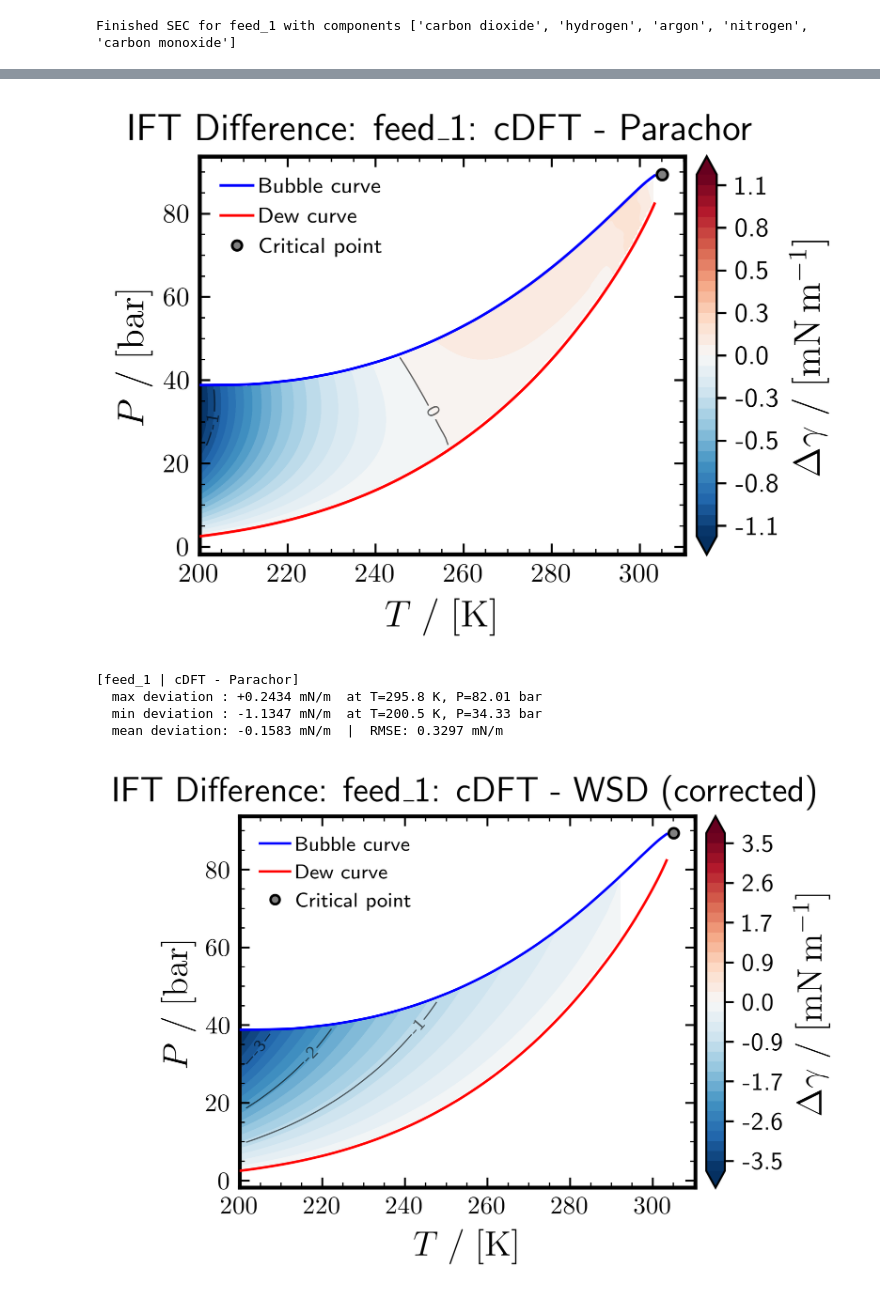
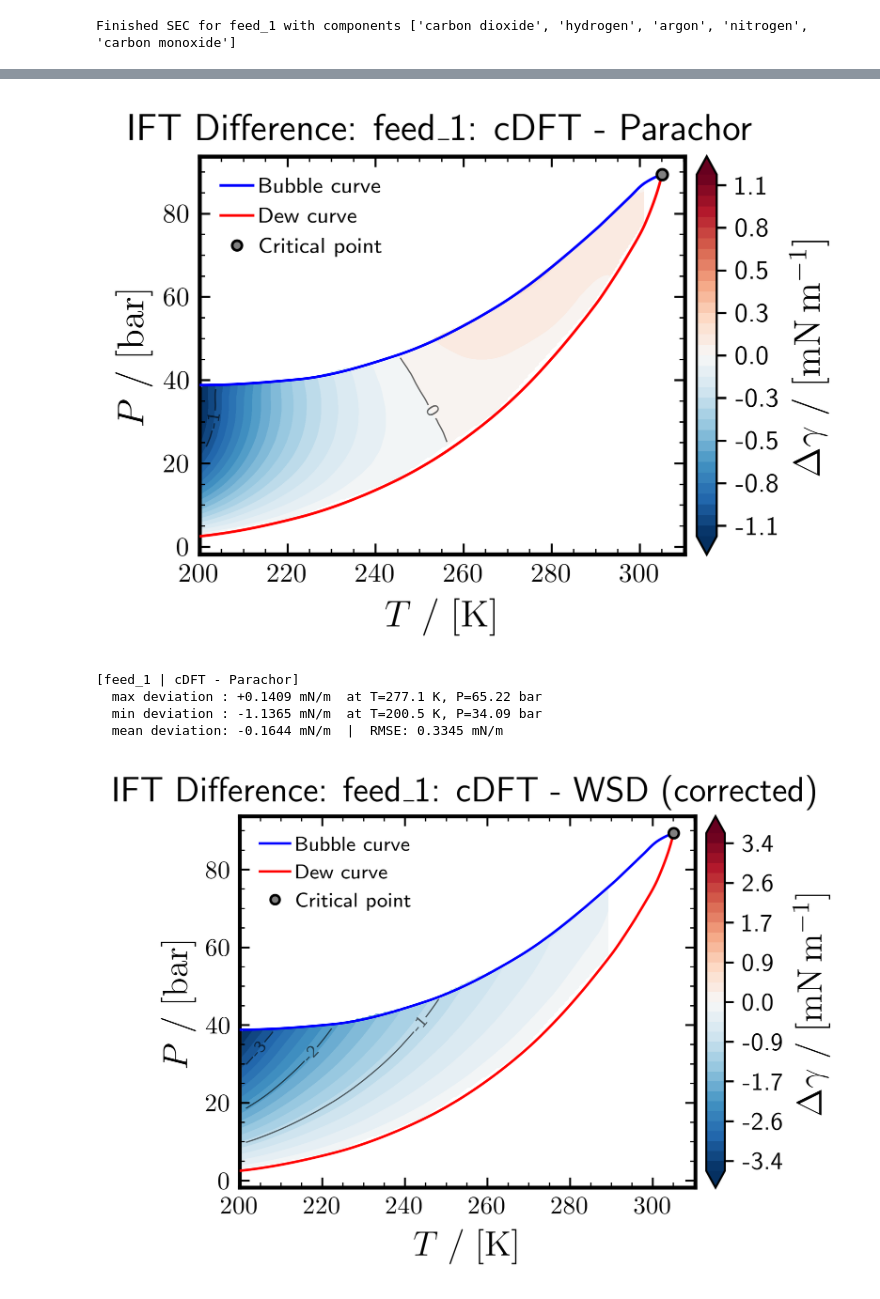
Before and after one commit to Darz2/co2-impurities-ml-surrogates, a Jupyter notebook: PCSAFT_cDFT/DATASET_A3/BULK_RUN/VLE_cDFT_SEC.ipynb, the cells around one changed output, grey strips where cells are left out. Drawn from its saved outputs; the diff is of its cells as text; code cells hidden in the pictures.

```diff
--- a/PCSAFT_cDFT/DATASET_A3/BULK_RUN/VLE_cDFT_SEC.ipynb
+++ b/PCSAFT_cDFT/DATASET_A3/BULK_RUN/VLE_cDFT_SEC.ipynb
@@ -39,16 +33,14 @@ KIJ_DIR = Path(KIJ.__file__).parent
 # %%
 FEED_INDEX          = 1
 verbose             = False
-CSV_FOLDER          = "OUTPUT"
+OUTPUT_FOLDER       = "OUTPUT"
 T_initial_guess     = 200
 P_TOL               = 1e-4          # Pressure tolerance for flash [bar]
 lgrid               = 100           # cDFT domain length [Angstrom]
 ngrid               = 2048          # cDFT grid points
-cDFT_NP             = 10            # Number of pressure points between the P_dew and the P_buuble for an isothermal for the cDFT
-
 # --- Resolution for cDFT and SEC colormaps (Grid size: N_T x N_P = N points max) ---
-N_T                 = 20            # Number of temperature points in PT sweep
-N_P                 = 20            # Number of pressure points per isotherm
+N_T                 = 10            # Number of temperature points in PT sweep
+N_P                 = 10            # Number of pressure points per isotherm
 # %% [markdown]
 ## Cell 3: Component & Feed Setup
 # %%
@@ -164,7 +180,7 @@ for k, z in enumerate(feeds, start=1):
 PT_figs = {}
 for feed_key, feed in PT_results.items():
     fig, ax = PlottingEngine.plot_phase_diagram(PT_results, feed_key, parameters)
-    PlottingEngine.save_plots(fig, f"PT_{feed_key}", folder=CSV_FOLDER)
+    PlottingEngine.save_plots(fig, f"PT_{feed_key}", folder=OUTPUT_FOLDER)
     PT_figs[feed_key] = (fig, ax)
 
     bub_pts   = sorted(feed.get("bubble", []), key=lambda p: p["T_K"])
@@ -185,7 +201,7 @@ for feed_key, feed in PT_results.items():
     }
     DataProcessor.export_to_csv(
         {feed_key: VLE_DFT[feed_key]},
-        folder=CSV_FOLDER,
+        folder=OUTPUT_FOLDER,
         verbose=verbose,
         filename_interfacial=None,
         filename_envelope=f"{feed_key}_envelope",
@@ -298,17 +313,16 @@ for feed_key, feed in PT_results.items():
             VLE_DFT[feed_key]["interfacial_data"][T_K].append(row_data)
 
     # Save meshed PT diagram (envelope + isothermal lines) as a separate file
-    PlottingEngine.save_plots(fig, f"PT_mesh_{feed_key}", folder=CSV_FOLDER)
+    PlottingEngine.save_plots(fig, f"PT_mesh_{feed_key}", folder=OUTPUT_FOLDER)
     display(fig)
 
     fig_gamma = PlottingEngine.plot_interfacial_tension_map(PT_results, VLE_DFT, feed_key, parameters)
     if fig_gamma is not None:
-        PlottingEngine.save_plots(fig_gamma, f"Gamma_cDFT_{feed_key}", folder=CSV_FOLDER)
-        display(fig_gamma)
+        PlottingEngine.save_plots(fig_gamma, f"Gamma_cDFT_{feed_key}", folder=OUTPUT_FOLDER)
 
     saved_files = DataProcessor.export_to_csv(
         {feed_key: VLE_DFT[feed_key]},
-        folder=CSV_FOLDER,
+        folder=OUTPUT_FOLDER,
         verbose=verbose,
         filename_interfacial=f"{feed_key}_interfacial",
         filename_envelope=None,
@@ -565,7 +565,7 @@ for feed_key, sec_data in sec_results.items():
     dfs_PT = SEC.semi_emperical_correlations.save_PT_colormap_dataframes(
         data_parachor=data_parachor,
         data_wsd=data_wsd,
-        output_dir=f"{CSV_FOLDER}/interfacial_results",
+        output_dir=f"{OUTPUT_FOLDER}/InterfacialProperties",
         component_names=component_names,
         feed_z=FEED_Z,
         n_exp=3.87,
@@ -662,41 +661,41 @@ for feed_key, sec_data in sec_results.items():
         )
 
         if fig is not None:
             safe_label = (
                 label.replace(" ", "_")
                      .replace("$", "")
                      .replace("-", "minus")
                      .replace("\\", "")
                      .replace("(", "")
                      .replace(")", "")
             )
-            plt.savefig(f"{CSV_FOLDER}/PNG/diff_{safe_feed_key}_{safe_label}.png", dpi=300, bbox_inches="tight")
-            plt.savefig(f"{CSV_FOLDER}/PDF/diff_{safe_feed_key}_{safe_label}.pdf", bbox_inches="tight")
+            plt.savefig(f"{OUTPUT_FOLDER}/PNG/diff_{safe_feed_key}_{safe_label}.png", dpi=300, bbox_inches="tight")
+            plt.savefig(f"{OUTPUT_FOLDER}/PDF/diff_{safe_feed_key}_{safe_label}.pdf", bbox_inches="tight")
             plt.show()
         else:
             print(f"Skipping '{feed_key} - {label}' — insufficient overlap data.")
 
         summary = cdiff.deviation_summary(label=label)
         if summary:
             feed_summaries.append(summary)
             print(f"\n[{feed_key} | {label}]")
             print(f"  max deviation : {summary['max_deviation_mNm']:+.4f} mN/m  "
                   f"at T={summary['max_deviation_T_K']:.1f} K, P={summary['max_deviation_P_bar']:.2f} bar")
             print(f"  min deviation : {summary['min_deviation_mNm']:+.4f} mN/m  "
                   f"at T={summary['min_deviation_T_K']:.1f} K, P={summary['min_deviation_P_bar']:.2f} bar")
             print(f"  mean deviation: {summary['mean_deviation_mNm']:+.4f} mN/m  |  "
                   f"RMSE: {summary['rmse_mNm']:.4f} mN/m")
 
     if feed_summaries:
-        os.makedirs(CSV_FOLDER, exist_ok=True)
-        json_path = os.path.join(CSV_FOLDER, f"deviation_summary_{safe_feed_key}.json")
+        os.makedirs(OUTPUT_FOLDER, exist_ok=True)
+        json_path = os.path.join(OUTPUT_FOLDER, f"Deviations_{safe_feed_key}.json")
         with open(json_path, "w") as f:
             json.dump(feed_summaries, f, indent=4)
 # %% [output]
-[figure, old version]
+[figure, new version]
 [feed_1 | cDFT - Parachor]
-  max deviation : +0.2434 mN/m  at T=295.8 K, P=82.01 bar
-  min deviation : -1.1347 mN/m  at T=200.5 K, P=34.33 bar
-  mean deviation: -0.1583 mN/m  |  RMSE: 0.3297 mN/m
+  max deviation : +0.1409 mN/m  at T=277.1 K, P=65.22 bar
+  min deviation : -1.1365 mN/m  at T=200.5 K, P=34.09 bar
+  mean deviation: -0.1644 mN/m  |  RMSE: 0.3345 mN/m
-[figure, old version]
+[figure, new version]
 [feed_1 | cDFT - WSD (corrected)]
```
Also changed, not shown: parts of 15 cells of this notebook, 5 other files.
